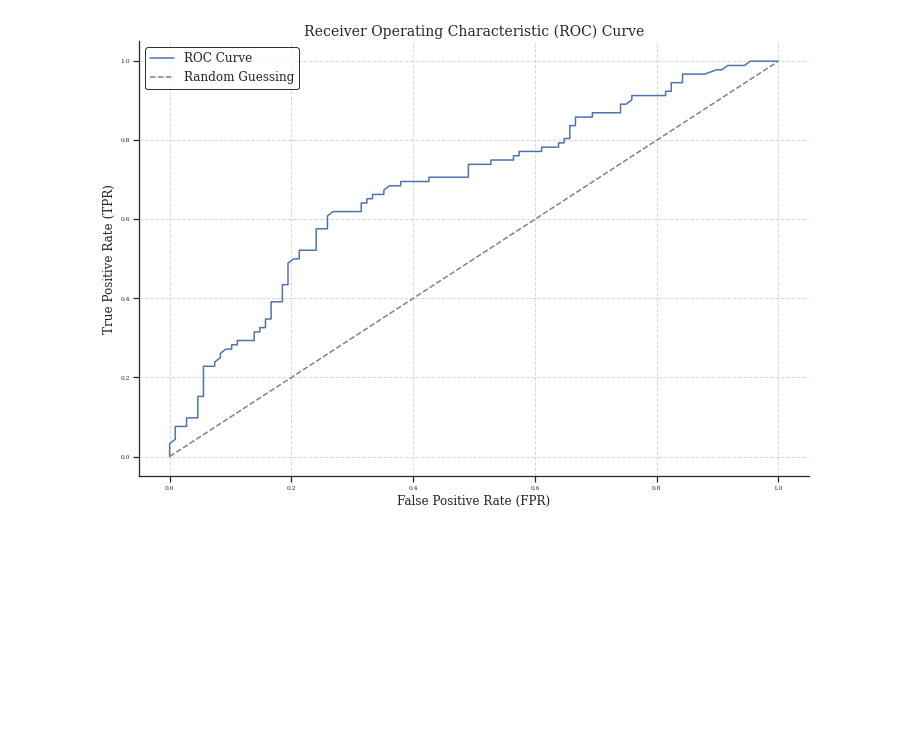
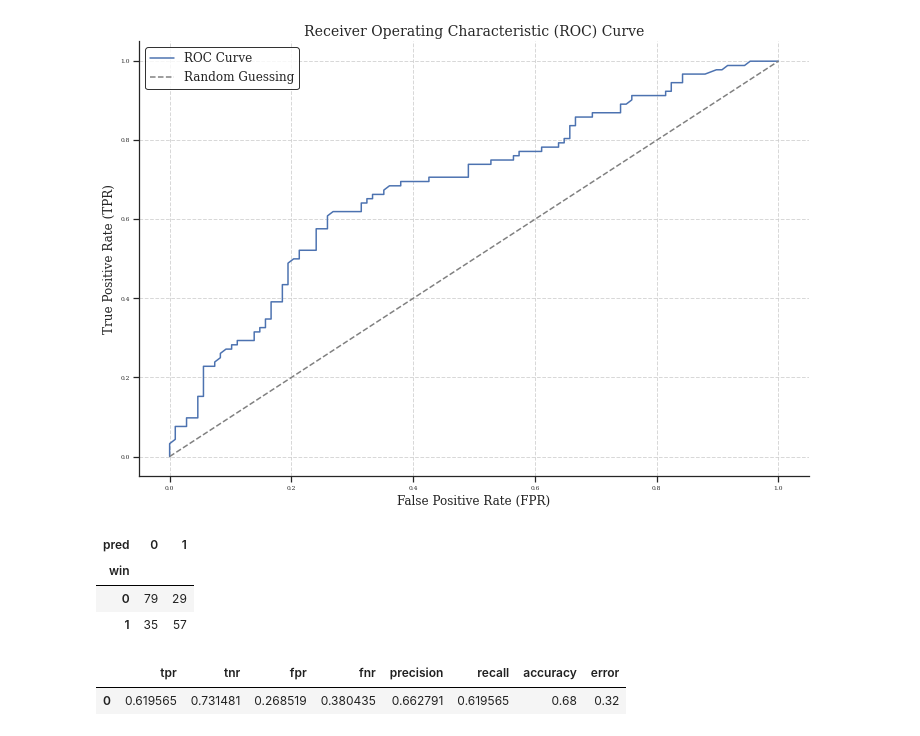
Before and after one commit to 1pjmcdonough/nfl_winpredictor_rf, a Jupyter notebook: random_forest_ml.ipynb, the cells around one changed output. Saved outputs shown, nothing was run; the diff lists cells and outputs as text; code cells hidden in the pictures; blank space fills up the shorter version.

Commit message:
Add files via upload
add in metrics for classification

```diff
--- a/random_forest_ml.ipynb
+++ b/random_forest_ml.ipynb
@@ -265,3 +270,25 @@ plt.show()
 # %% [output]
 0.6851348631239935
 [figure]
+# %%
+test['pred'] = test['p_hat'].map(lambda x: 1 if x >= 0.535 else 0)
+pd.crosstab(test['win'], test['pred'])
+# %% [output]
+| pred | 0 | 1 |
+| win |  |  |
+| 0 | 79 | 29 |
+| 1 | 35 | 57 |
+# %%
+metrics = {"tpr" : 57 / (35+57),
+           "tnr" : 79 / (79+29),
+           "fpr" : 29 / (79+29),
+           "fnr" : 35 / (35+57),
+           "precision" : 57 / (29+57),
+           "recall" : 57 / (35+57),
+           "accuracy" : (79+57) / (79+29+35+57),
+           "error" : (29+35) / (79+29+35+57)}
+
+pd.DataFrame([metrics])
+# %% [output]
+|  | tpr | tnr | fpr | fnr | precision | recall | accuracy | error |
+| 0 | 0.619565 | 0.731481 | 0.268519 | 0.380435 | 0.662791 | 0.619565 | 0.68 | 0.32 |
```
Also changed, not shown: parts of 3 cells of this notebook.
